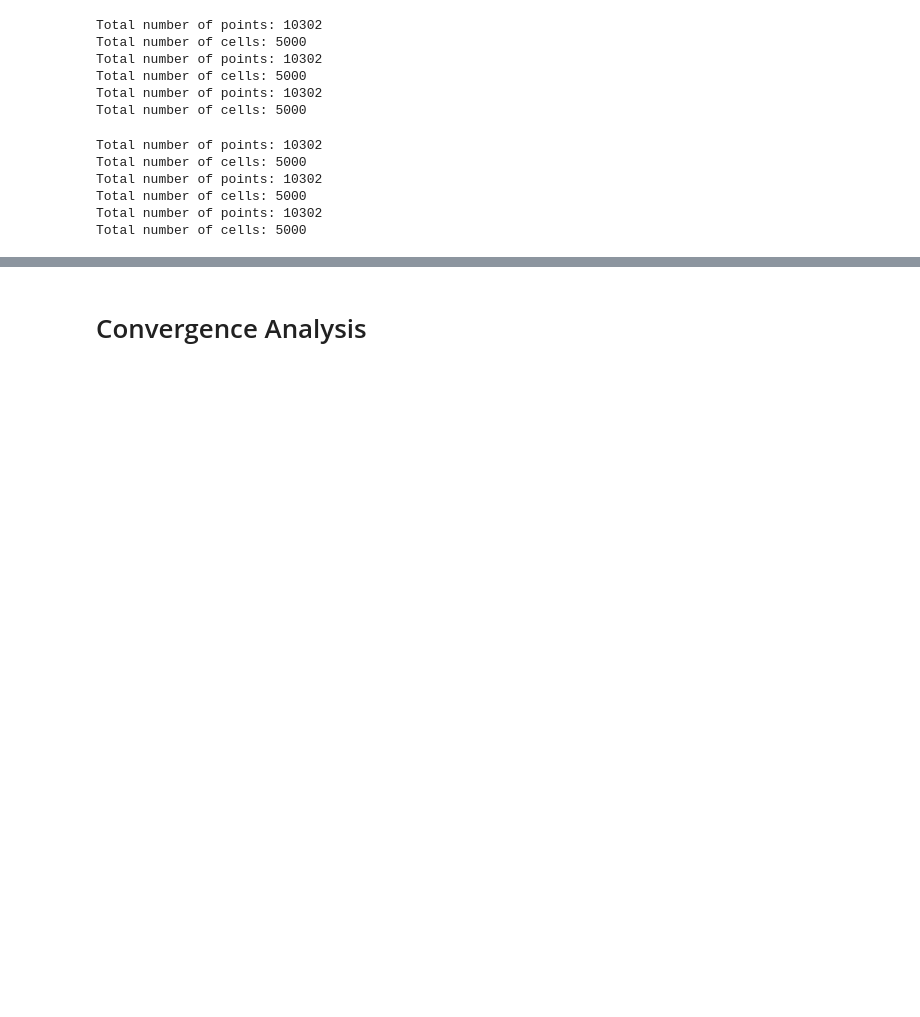
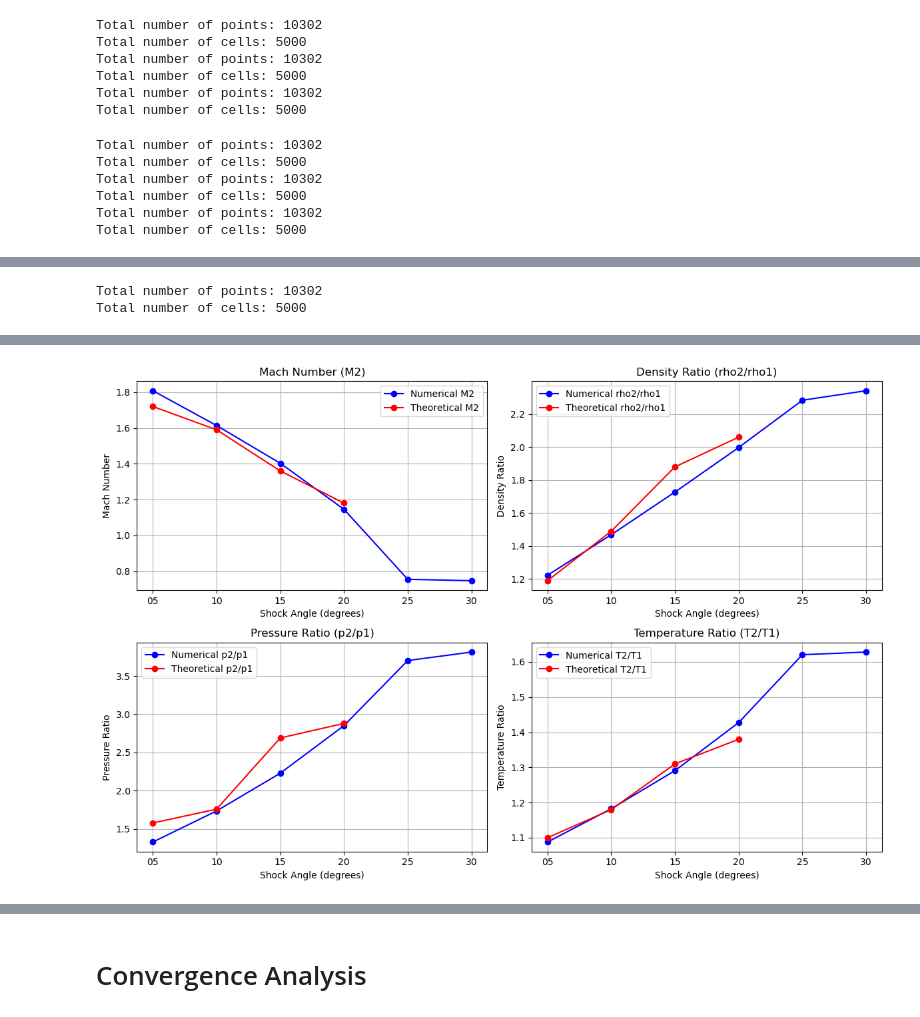
Before and after one commit to JanHab/SuperSonicWedgeFoam, a Jupyter notebook: PythonVis.ipynb, the cells around one changed output, grey strips where cells are left out. Saved outputs shown, nothing was run; the diff lists cells and outputs as text; code cells hidden in the pictures; blank space fills up the shorter version.

```diff
--- a/PythonVis.ipynb
+++ b/PythonVis.ipynb
@@ -272,0 +228,75 @@ print(T2 / T1)
+# %%
+store_lineplot(foamCase[0], [0, 0.5, 1], [1.5, 0.5, 1], 'rho_temp.csv')
+df_rho = pd.read_csv('rho_temp.csv')
+rho1 = df_rho['rho'].values[0]
+os.remove('rho_temp.csv')
+# %% [output]
+Total number of points: 10302
+Total number of cells: 5000
+# %%
+M1 = 2.
+T1 = 300.
+p1 = 101325.
+molWeight = 28.9
+R_ideal = 8.314
+# rho1 = p1 / (molWeight * R_ideal * T1)  # kg/m^3
+
+M2 = np.array([df_['Ma'].values[-1] for df_ in df])
+M2_true = [1.72, 1.59, 1.36, 1.18]
+rho2 = np.array([df_['rho'].values[-1] for df_ in df])
+rho2rho1_true = [1.19, 1.49, 1.88, 2.06]
+p2 = np.array([df_['p'].values[-1] for df_ in df])
+p2p1_true = [1.58, 1.76, 2.69, 2.88]
+T2 = np.array([df_['T'].values[-1] for df_ in df])
+T2T1_true = [1.10, 1.18, 1.31, 1.38]
+
+# Create a formatted table comparing numerical vs theoretical values
+print("Comparison of Theoretical and Numerical Values for Different Shock Angles\n")
+print('Attached shock values \n')
+print(f"{'Angle':^8} | {'Property':^10} | {'Theoretical':^12} | {'Numerical':^12} | {'Error %':^8}")
+print("-" * 56)
+
+for i in range(4):
+    print(f"{Theta[i]:^8} | {'M2':^10} | {M2_true[i]:^12.3f} | {M2[i]:^12.3f} | {abs(M2[i]-M2_true[i])/M2_true[i]*100:^8.2f}%")
+    print(f"{' ':^8} | {'rho2/rho1':^10} | {rho2rho1_true[i]:^12.3f} | {rho2[i]/rho1:^12.3f} | {abs(rho2[i]/rho1-rho2rho1_true[i])/rho2rho1_true[i]*100:^8.2f}%")
+    print(f"{' ':^8} | {'p2/p1':^10} | {p2p1_true[i]:^12.3f} | {p2[i]/p1:^12.3f} | {abs(p2[i]/p1-p2p1_true[i])/p2p1_true[i]*100:^8.2f}%")
+    print(f"{' ':^8} | {'T2/T1':^10} | {T2T1_true[i]:^12.3f} | {T2[i]/T1:^12.3f} | {abs(T2[i]/T1-T2T1_true[i])/T2T1_true[i]*100:^8.2f}%")
+    # if i < 3:  # Don't print separator after the last angle
+    print("-" * 56)
+
+print('\n \n Detached shock values \n')
+print("-" * 32)
+# Print the values for the detached shock (Theta = 25, Theta = 30)
+for i in range(4, 6):
+    print(f"{Theta[i]:^8} | {'M2':^10} | {M2[i]:^12.3f}")
+    # Just print the numerical values for the detached shock
+    print(f"{' ':^8} | {'rho2/rho1':^10} | {rho2[i]/rho1:^12.3f}")
+    print(f"{' ':^8} | {'p2/p1':^10} | {p2[i]/p1:^12.3f}")
+    print(f"{' ':^8} | {'T2/T1':^10} | {T2[i]/T1:^12.3f}")
+    if i < 5:
+        print("-" * 32)
+# Plotting the results
+fig, axs = plt.subplots(2, 2, figsize=(12, 8))
+properties = ['M2', 'rho2/rho1', 'p2/p1', 'T2/T1']
+values = [M2, rho2/rho1, p2/p1, T2/T1]
+true_values = [M2_true, rho2rho1_true, p2p1_true, T2T1_true]
+titles = ['Mach Number (M2)', 'Density Ratio (rho2/rho1)', 'Pressure Ratio (p2/p1)', 'Temperature Ratio (T2/T1)']
+y_labels = ['Mach Number', 'Density Ratio', 'Pressure Ratio', 'Temperature Ratio']
+
+# Plot each property in its respective subplot
+for i, (prop, val, true_val, title, y_label) in enumerate(zip(properties, values, true_values, titles, y_labels)):
+    row, col = i // 2, i % 2
+    axs[row, col].plot(Theta, val, marker='o', color='blue', label=f'Numerical {prop}')
+    axs[row, col].plot(Theta[:-2], true_val, marker='o', color='red', label=f'Theoretical {prop}')
+    axs[row, col].set_title(title)
+    axs[row, col].set_xlabel('Shock Angle (degrees)')
+    axs[row, col].set_ylabel(y_label)
+    axs[row, col].legend()
+    axs[row, col].grid()
+# Adjust layout
+plt.tight_layout()
+# Save the figure
+plt.savefig('Figures/angle_value_results.png', dpi=300)
+# Show the figure
+plt.show()
+# %% [output]
@@ -273,3 +320,4 @@ print(T2 / T1)
+[figure, added]
 # %%
 def plot_all_geometries(df, entry, angles, xlabel, ylabel, title, savefig=None, colors=colors):
     fig, axs = plt.subplots()
```
Also changed, not shown: parts of 16 cells of this notebook, 47 other files.
